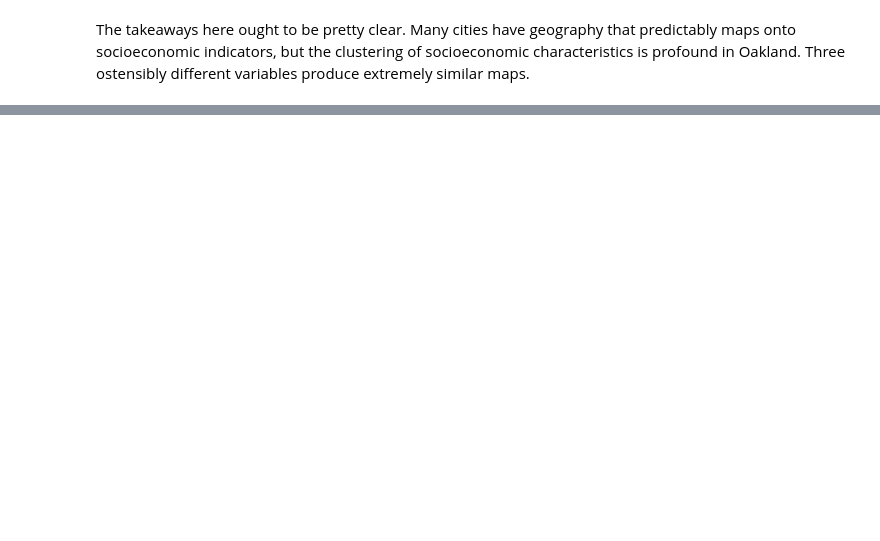
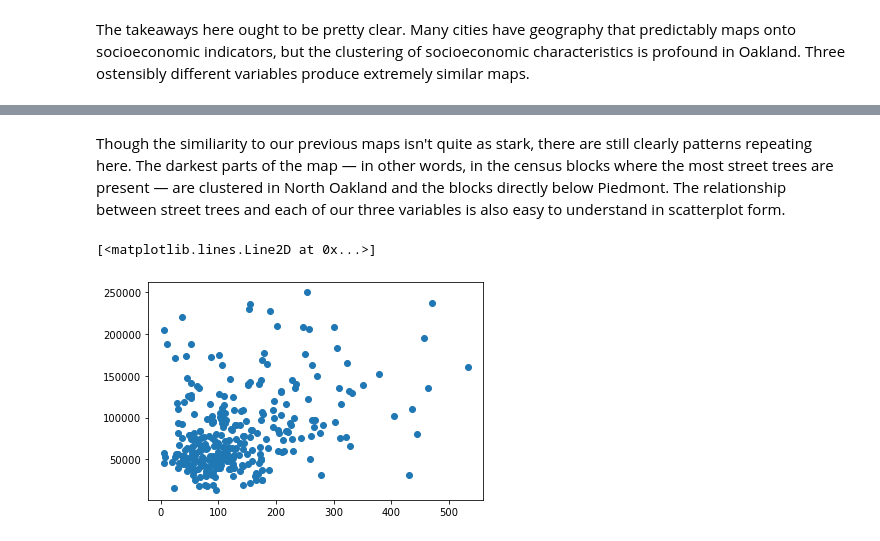
Before and after one commit to michaelrosen3/up206-michaelandelliott, a Jupyter notebook: Group Assignments/midterm.ipynb, the cells around one changed output, grey strips where cells are left out. Saved outputs shown, nothing was run; the diff lists cells and outputs as text; code cells hidden in the pictures; blank space fills up the shorter version.

```diff
--- a/Group Assignments/midterm.ipynb
+++ b/Group Assignments/midterm.ipynb
@@ -265,0 +266,4 @@ Alright! We've got three beautifully labeled and filtered dataframes, which mean
+# %%
+oakmerge=gpd.sjoin(oakincome,oaktrees)
+oaktrees_income=oakmerge.value_counts('geoid').reset_index(name='trees in census block')
+oak_trees_income=oakincome.merge(oaktrees_income,how='left',on='geoid')
@@ -305,0 +358,10 @@ The takeaways here ought to be pretty clear. Many cities have geography that pre
+# %% [markdown]
+Though the similiarity to our previous maps isn't quite as stark, there are still clearly patterns repeating here. The darkest parts of the map — in other words, in the census blocks where the most street trees are present — are clustered in North Oakland and the blocks directly below Piedmont. The relationship between street trees and each of our three variables is also easy to understand in scatterplot form.
+# %%
+x=oak_trees_income['trees in census block']
+y=oak_trees_income['Median Income']
+# %%
+plt.plot(x,y,'o')
+# %% [output]
+[<matplotlib.lines.Line2D at 0x...>]
+[figure, added]
```
Also changed, not shown: parts of 16 cells of this notebook.
